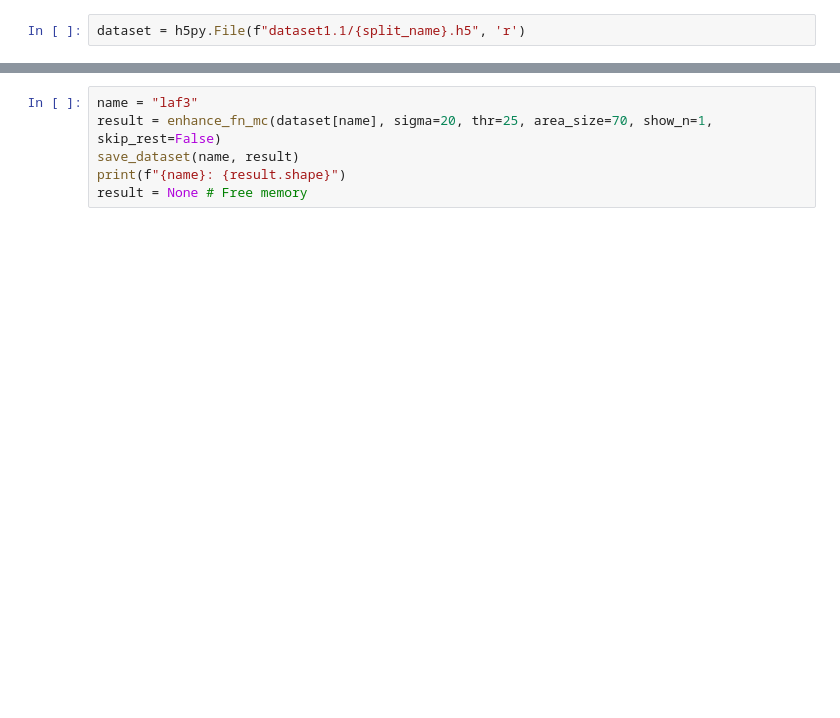
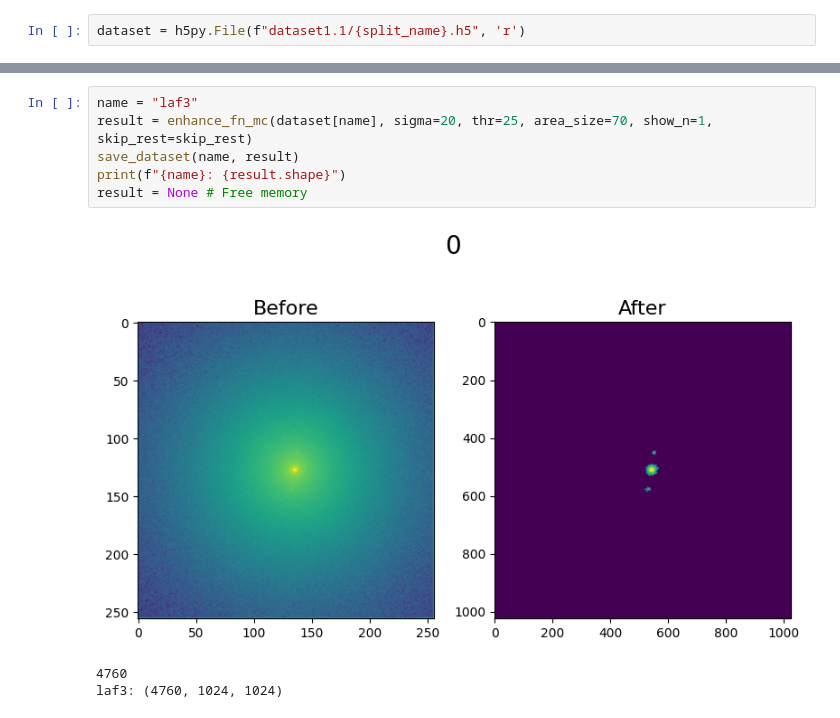
Before and after one commit to Jakub-David/stemdiff_unet, a Jupyter notebook: unet/create_targets.ipynb, the cells around one changed output, grey strips where cells are left out. Drawn from its saved outputs; the diff is of its cells as text; blank space fills up the shorter version.

```diff
--- a/unet/create_targets.ipynb
+++ b/unet/create_targets.ipynb
@@ -78,8 +99,12 @@ result = None # Free memory
 # %%
 name = "laf3"
-result = enhance_fn_mc(dataset[name], sigma=20, thr=25, area_size=70, show_n=1, skip_rest=False)
+result = enhance_fn_mc(dataset[name], sigma=20, thr=25, area_size=70, show_n=1, skip_rest=skip_rest)
 save_dataset(name, result)
 print(f"{name}: {result.shape}")
 result = None # Free memory
+# %% [output]
+[figure, added]
+4760
+laf3: (4760, 1024, 1024)
 # %%
 name = "gdf3"
```
Also changed, not shown: parts of 8 cells of this notebook.
